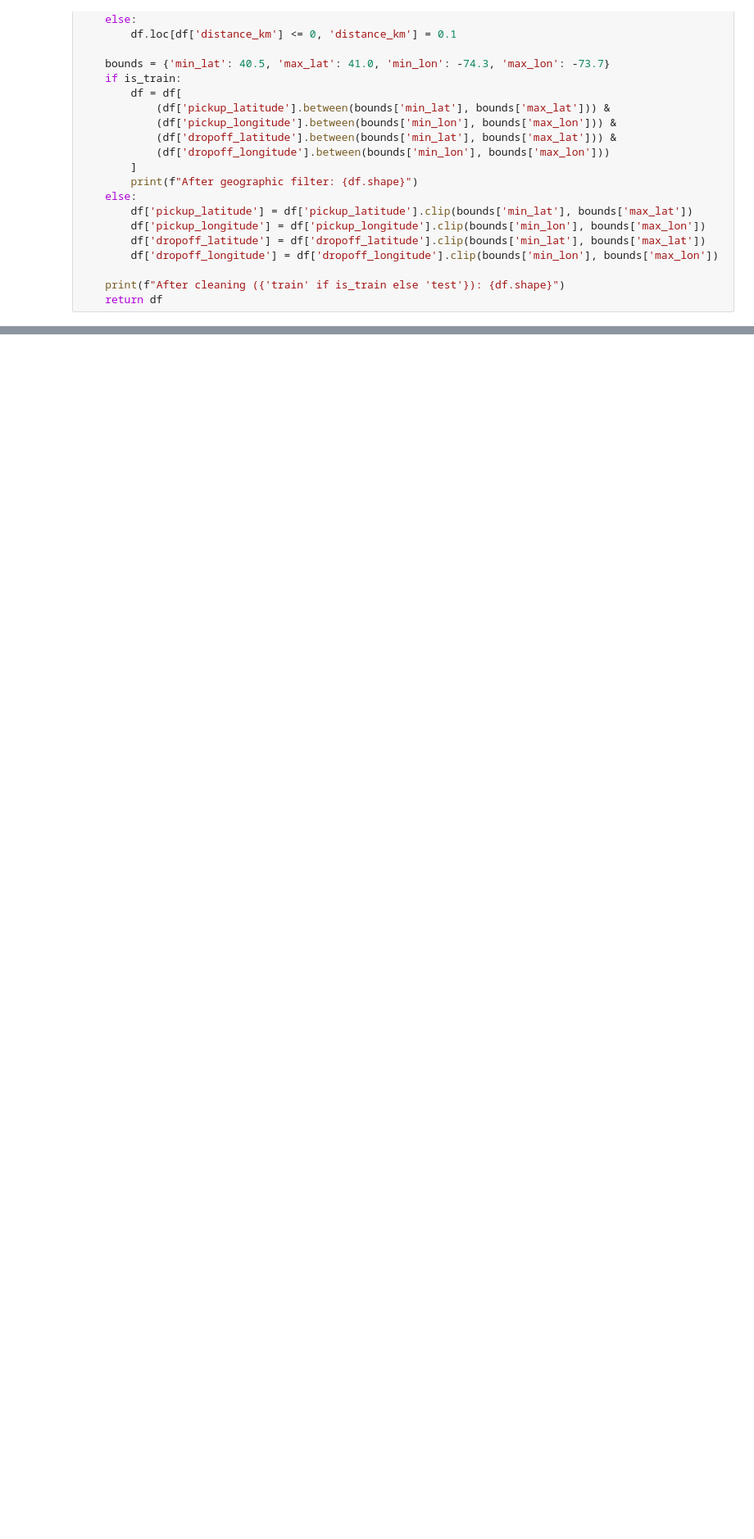
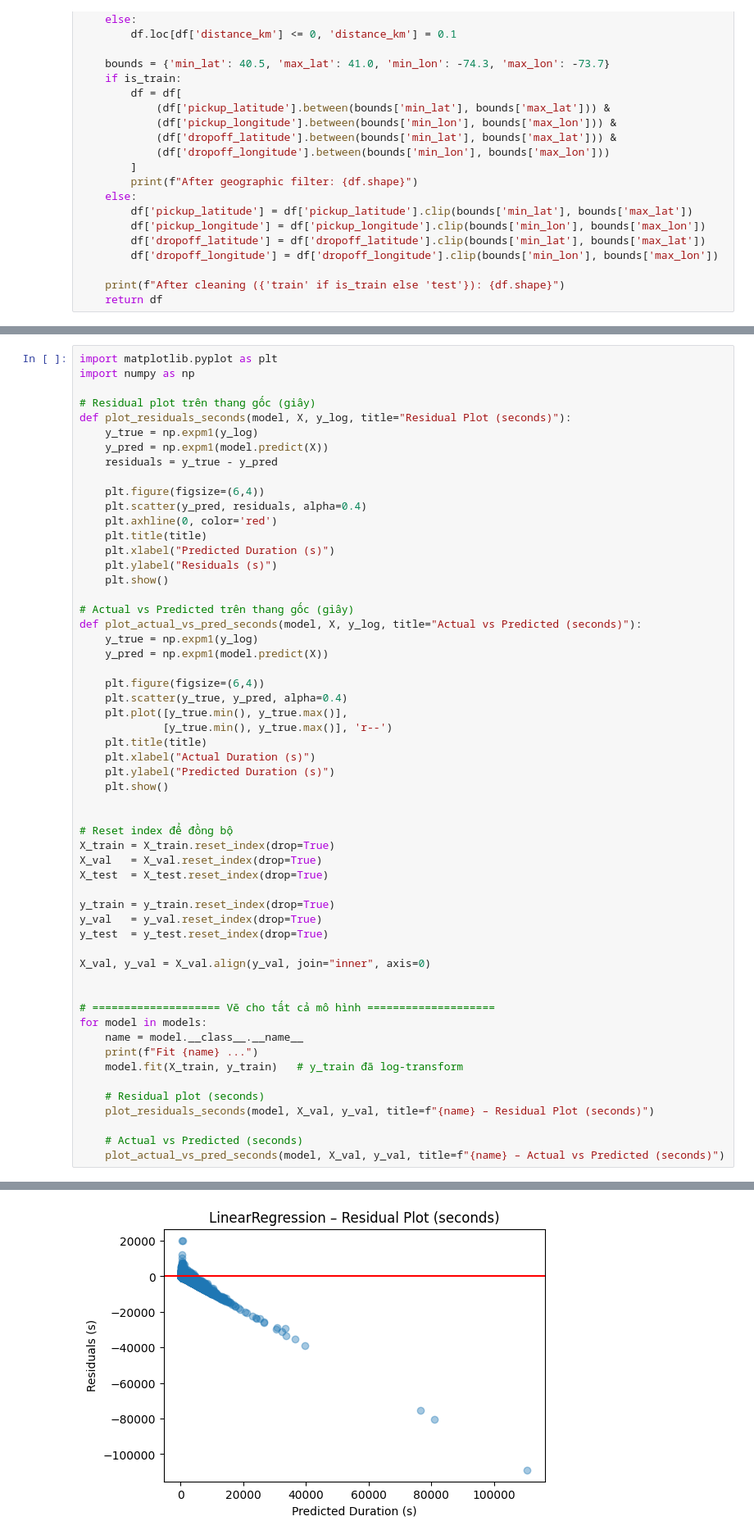
Before and after one commit to khangbkk23/TaxiDurationInNYCPrediction, a Jupyter notebook: pipeline.ipynb, the cells around one changed output, grey strips where cells are left out. Shown at 82% size. Saved outputs shown, nothing was run; the diff lists cells and outputs as text; blank space fills up the shorter version.

```diff
--- a/pipeline.ipynb
+++ b/pipeline.ipynb
@@ -573,0 +872,57 @@ print("✅ File submission.csv đã được tạo thành công!")
+# %%
+import matplotlib.pyplot as plt
+import numpy as np
+
+# Residual plot trên thang gốc (giây)
+def plot_residuals_seconds(model, X, y_log, title="Residual Plot (seconds)"):
+    y_true = np.expm1(y_log)
+    y_pred = np.expm1(model.predict(X))
+    residuals = y_true - y_pred
+
+    plt.figure(figsize=(6,4))
+    plt.scatter(y_pred, residuals, alpha=0.4)
+    plt.axhline(0, color='red')
+    plt.title(title)
+    plt.xlabel("Predicted Duration (s)")
+    plt.ylabel("Residuals (s)")
+    plt.show()
+
+# Actual vs Predicted trên thang gốc (giây)
+def plot_actual_vs_pred_seconds(model, X, y_log, title="Actual vs Predicted (seconds)"):
+    y_true = np.expm1(y_log)
+    y_pred = np.expm1(model.predict(X))
+
+    plt.figure(figsize=(6,4))
+    plt.scatter(y_true, y_pred, alpha=0.4)
+    plt.plot([y_true.min(), y_true.max()],
+             [y_true.min(), y_true.max()], 'r--')
+    plt.title(title)
+    plt.xlabel("Actual Duration (s)")
+    plt.ylabel("Predicted Duration (s)")
+    plt.show()
+
+
+# Reset index để đồng bộ
+X_train = X_train.reset_index(drop=True)
+X_val   = X_val.reset_index(drop=True)
+X_test  = X_test.reset_index(drop=True)
+
+y_train = y_train.reset_index(drop=True)
+y_val   = y_val.reset_index(drop=True)
+y_test  = y_test.reset_index(drop=True)
+
+X_val, y_val = X_val.align(y_val, join="inner", axis=0)
+
+
+# ==================== Vẽ cho tất cả mô hình ====================
+for model in models:
+    name = model.__class__.__name__
+    print(f"Fit {name} ...")
+    model.fit(X_train, y_train)   # y_train đã log-transform
+
+    # Residual plot (seconds)
+    plot_residuals_seconds(model, X_val, y_val, title=f"{name} – Residual Plot (seconds)")
+
+    # Actual vs Predicted (seconds)
+    plot_actual_vs_pred_seconds(model, X_val, y_val, title=f"{name} – Actual vs Predicted (seconds)")
+# %% [output]
@@ -573,0 +930 @@ print("✅ File submission.csv đã được tạo thành công!")
+[figure, added]
```
Also changed, not shown: parts of 15 cells of this notebook.
